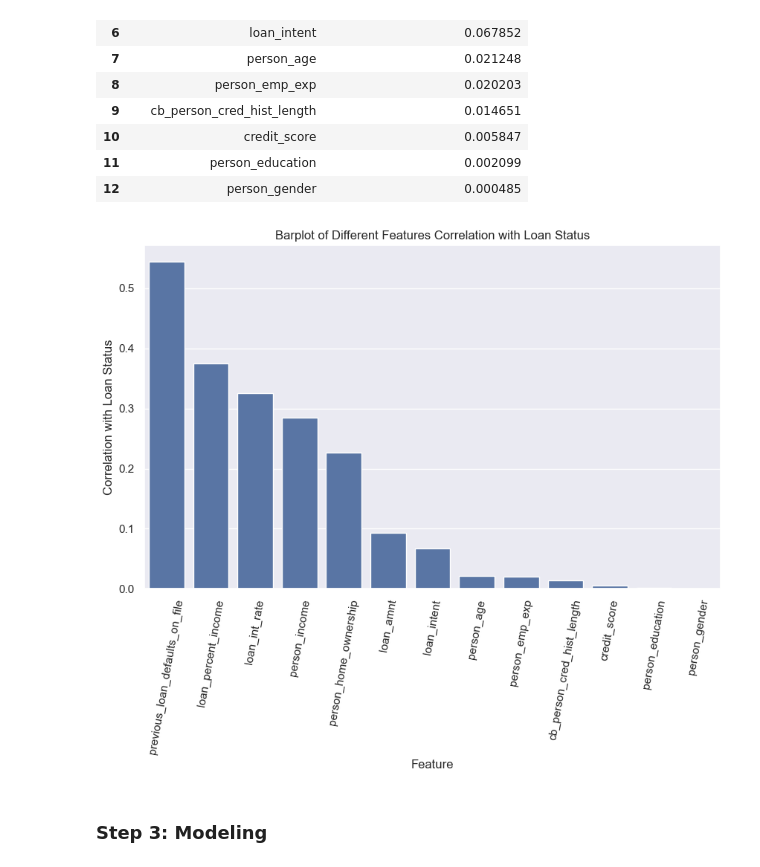
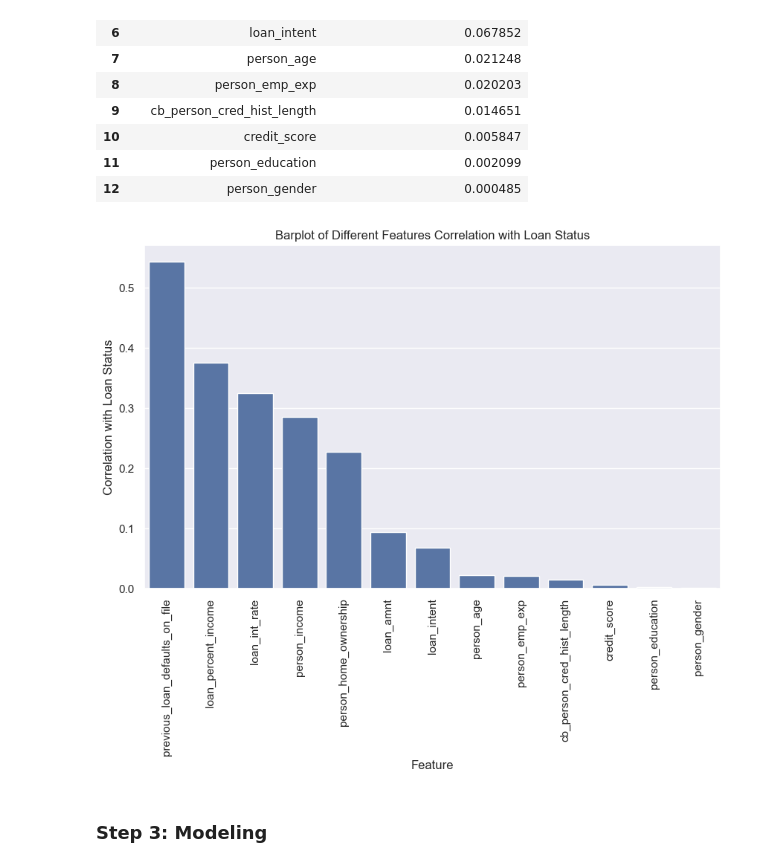
Before and after one commit to isaac-turk/Synchrony-Research-Presentation, a Jupyter notebook: loan_approval.ipynb, the cells around one changed output. Drawn from its saved outputs; the diff is of its cells as text; code cells hidden in the pictures.

```diff
--- a/loan_approval.ipynb
+++ b/loan_approval.ipynb
@@ -207,14 +207,14 @@ status_corr
 # %%
 # Create countplot to better visualize relationship
 plt.figure(figsize=(10, 6))
 sns.barplot(x='Variable', y='Correlation with loan_status', data=status_corr)
 plt.xlabel('Feature')
-plt.xticks(rotation=80)
+plt.xticks(rotation=90)
 plt.ylabel('Correlation with Loan Status')
 plt.title('Barplot of Different Features Correlation with Loan Status')
 plt.show()
 # %% [output]
-[figure, old version]
+[figure, new version]
 # %% [markdown]
 ### **Step 3: Modeling**
 # %%
```
Also changed, not shown: parts of 11 cells of this notebook.
